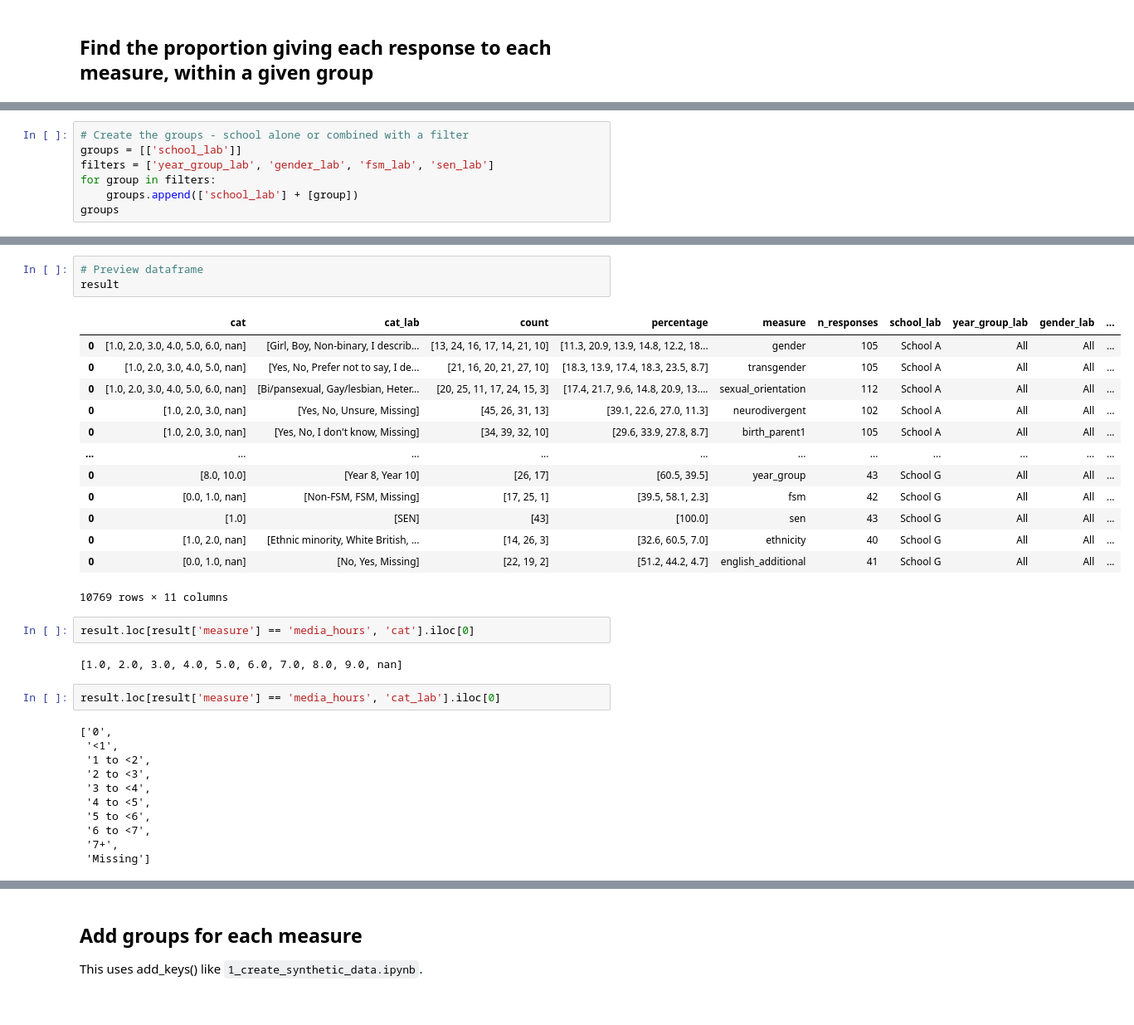
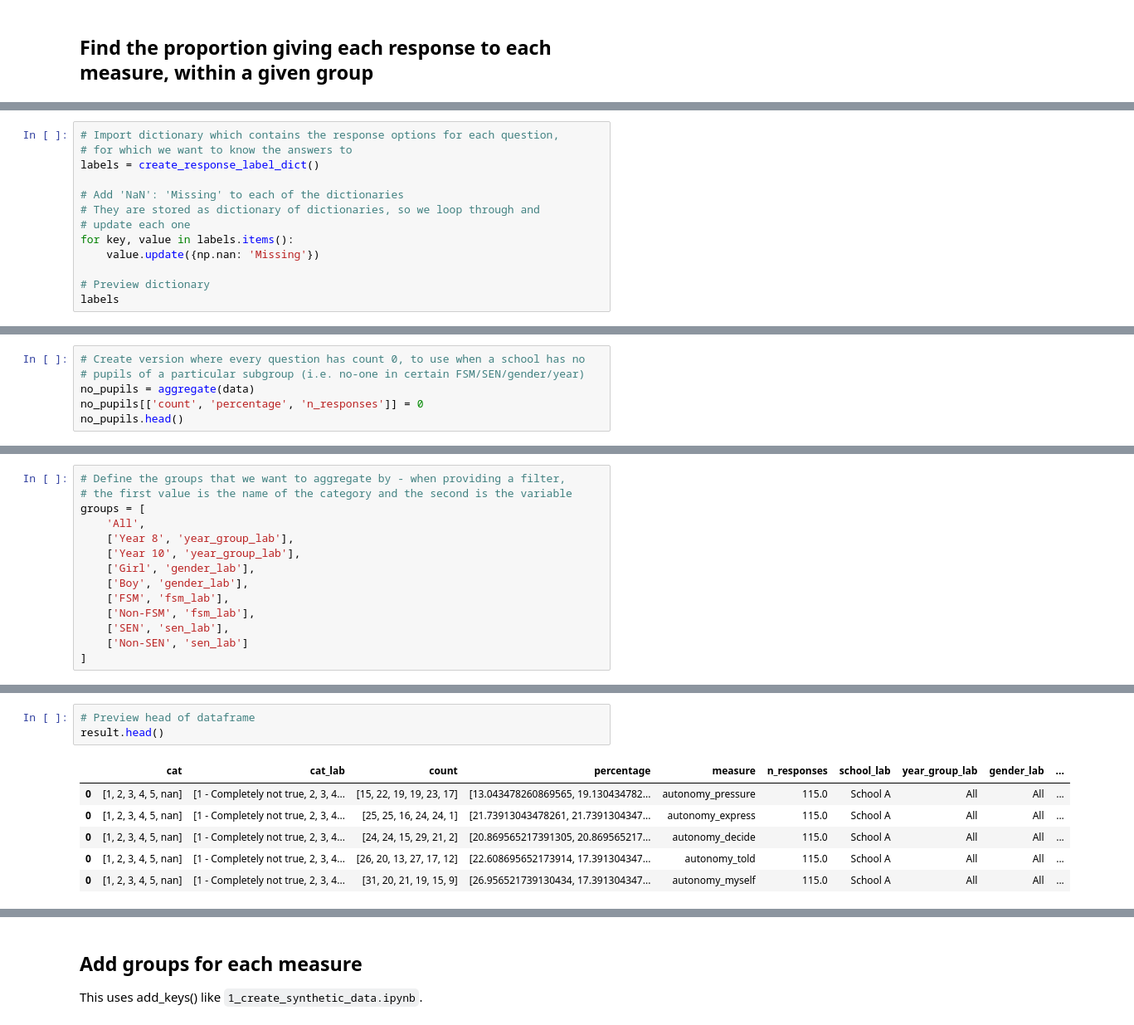
Before and after one commit to kailo-beewell/synthetic_standard_school_dashboards, a Jupyter notebook: create_and_process_data/4_aggregate_responses.ipynb, the cells around one changed output, grey strips where cells are left out. Shown at 83% size. Cells and saved outputs as stored; diff of their text form.

Commit message:
Redid processing so it's based on all known variables and responses and filters. This speeds up operatoin, but also ensures that we still have the count of something being 0.

```diff
--- a/create_and_process_data/4_aggregate_responses.ipynb
+++ b/create_and_process_data/4_aggregate_responses.ipynb
@@ -101,7 +46,0 @@ def aggregate(dataset):
-# %%
-# Create the groups - school alone or combined with a filter
-groups = [['school_lab']]
-filters = ['year_group_lab', 'gender_lab', 'fsm_lab', 'sen_lab']
-for group in filters:
-    groups.append(['school_lab'] + [group])
-groups
@@ -144,0 +74,13 @@ result.loc[result['n_responses'] < 10, ['count', 'percentage', 'n_responses']] =
+# %%
+# Import dictionary which contains the response options for each question,
+# for which we want to know the answers to
+labels = create_response_label_dict()
+
+# Add 'NaN': 'Missing' to each of the dictionaries
+# They are stored as dictionary of dictionaries, so we loop through and
+# update each one
+for key, value in labels.items():
+    value.update({np.nan: 'Missing'})
+
+# Preview dictionary
+labels
@@ -144,0 +162,6 @@ result.loc[result['n_responses'] < 10, ['count', 'percentage', 'n_responses']] =
+# %%
+# Create version where every question has count 0, to use when a school has no
+# pupils of a particular subgroup (i.e. no-one in certain FSM/SEN/gender/year)
+no_pupils = aggregate(data)
+no_pupils[['count', 'percentage', 'n_responses']] = 0
+no_pupils.head()
@@ -144,0 +175,14 @@ result.loc[result['n_responses'] < 10, ['count', 'percentage', 'n_responses']] =
+# %%
+# Define the groups that we want to aggregate by - when providing a filter,
+# the first value is the name of the category and the second is the variable
+groups = [
+    'All',
+    ['Year 8', 'year_group_lab'],
+    ['Year 10', 'year_group_lab'],
+    ['Girl', 'gender_lab'],
+    ['Boy', 'gender_lab'],
+    ['FSM', 'fsm_lab'],
+    ['Non-FSM', 'fsm_lab'],
+    ['SEN', 'sen_lab'],
+    ['Non-SEN', 'sen_lab']
+]
@@ -145,34 +234,10 @@ result.loc[result['n_responses'] < 10, ['count', 'percentage', 'n_responses']] =
 # %%
-# Preview dataframe
-result
+# Preview head of dataframe
+result.head()
 # %% [output]
 |  | cat | cat_lab | count | percentage | measure | n_responses | school_lab | year_group_lab | gender_lab | ... |
-| 0 | [1.0, 2.0, 3.0, 4.0, 5.0, 6.0, nan] | [Girl, Boy, Non-binary, I describ... | [13, 24, 16, 17, 14, 21, 10] | [11.3, 20.9, 13.9, 14.8, 12.2, 18... | gender | 105 | School A | All | All | ... |
-| 0 | [1.0, 2.0, 3.0, 4.0, 5.0, nan] | [Yes, No, Prefer not to say, I de... | [21, 16, 20, 21, 27, 10] | [18.3, 13.9, 17.4, 18.3, 23.5, 8.7] | transgender | 105 | School A | All | All | ... |
-| 0 | [1.0, 2.0, 3.0, 4.0, 5.0, 6.0, nan] | [Bi/pansexual, Gay/lesbian, Heter... | [20, 25, 11, 17, 24, 15, 3] | [17.4, 21.7, 9.6, 14.8, 20.9, 13.... | sexual_orientation | 112 | School A | All | All | ... |
-| 0 | [1.0, 2.0, 3.0, nan] | [Yes, No, Unsure, Missing] | [45, 26, 31, 13] | [39.1, 22.6, 27.0, 11.3] | neurodivergent | 102 | School A | All | All | ... |
-| 0 | [1.0, 2.0, 3.0, nan] | [Yes, No, I don't know, Missing] | [34, 39, 32, 10] | [29.6, 33.9, 27.8, 8.7] | birth_parent1 | 105 | School A | All | All | ... |
-| ... | ... | ... | ... | ... | ... | ... | ... | ... | ... | ... |
-| 0 | [8.0, 10.0] | [Year 8, Year 10] | [26, 17] | [60.5, 39.5] | year_group | 43 | School G | All | All | ... |
-| 0 | [0.0, 1.0, nan] | [Non-FSM, FSM, Missing] | [17, 25, 1] | [39.5, 58.1, 2.3] | fsm | 42 | School G | All | All | ... |
-| 0 | [1.0] | [SEN] | [43] | [100.0] | sen | 43 | School G | All | All | ... |
-| 0 | [1.0, 2.0, nan] | [Ethnic minority, White British, ... | [14, 26, 3] | [32.6, 60.5, 7.0] | ethnicity | 40 | School G | All | All | ... |
-| 0 | [0.0, 1.0, nan] | [No, Yes, Missing] | [22, 19, 2] | [51.2, 44.2, 4.7] | english_additional | 41 | School G | All | All | ... |
+| 0 | [1, 2, 3, 4, 5, nan] | [1 - Completely not true, 2, 3, 4... | [15, 22, 19, 19, 23, 17] | [13.043478260869565, 19.130434782... | autonomy_pressure | 115.0 | School A | All | All | ... |
+| 0 | [1, 2, 3, 4, 5, nan] | [1 - Completely not true, 2, 3, 4... | [25, 25, 16, 24, 24, 1] | [21.73913043478261, 21.7391304347... | autonomy_express | 115.0 | School A | All | All | ... |
+| 0 | [1, 2, 3, 4, 5, nan] | [1 - Completely not true, 2, 3, 4... | [24, 24, 15, 29, 21, 2] | [20.869565217391305, 20.869565217... | autonomy_decide | 115.0 | School A | All | All | ... |
+| 0 | [1, 2, 3, 4, 5, nan] | [1 - Completely not true, 2, 3, 4... | [26, 20, 13, 27, 17, 12] | [22.608695652173914, 17.391304347... | autonomy_told | 115.0 | School A | All | All | ... |
+| 0 | [1, 2, 3, 4, 5, nan] | [1 - Completely not true, 2, 3, 4... | [31, 20, 21, 19, 15, 9] | [26.956521739130434, 17.391304347... | autonomy_myself | 115.0 | School A | All | All | ... |
-10769 rows × 11 columns
-# %%
-result.loc[result['measure'] == 'media_hours', 'cat'].iloc[0]
-# %% [output]
-[1.0, 2.0, 3.0, 4.0, 5.0, 6.0, 7.0, 8.0, 9.0, nan]
-# %%
-result.loc[result['measure'] == 'media_hours', 'cat_lab'].iloc[0]
-# %% [output]
-['0',
- '<1',
- '1 to <2',
- '2 to <3',
- '3 to <4',
- '4 to <5',
- '5 to <6',
- '6 to <7',
- '7+',
- 'Missing']
```
Also changed, not shown: parts of 17 cells of this notebook, 1 other file.
